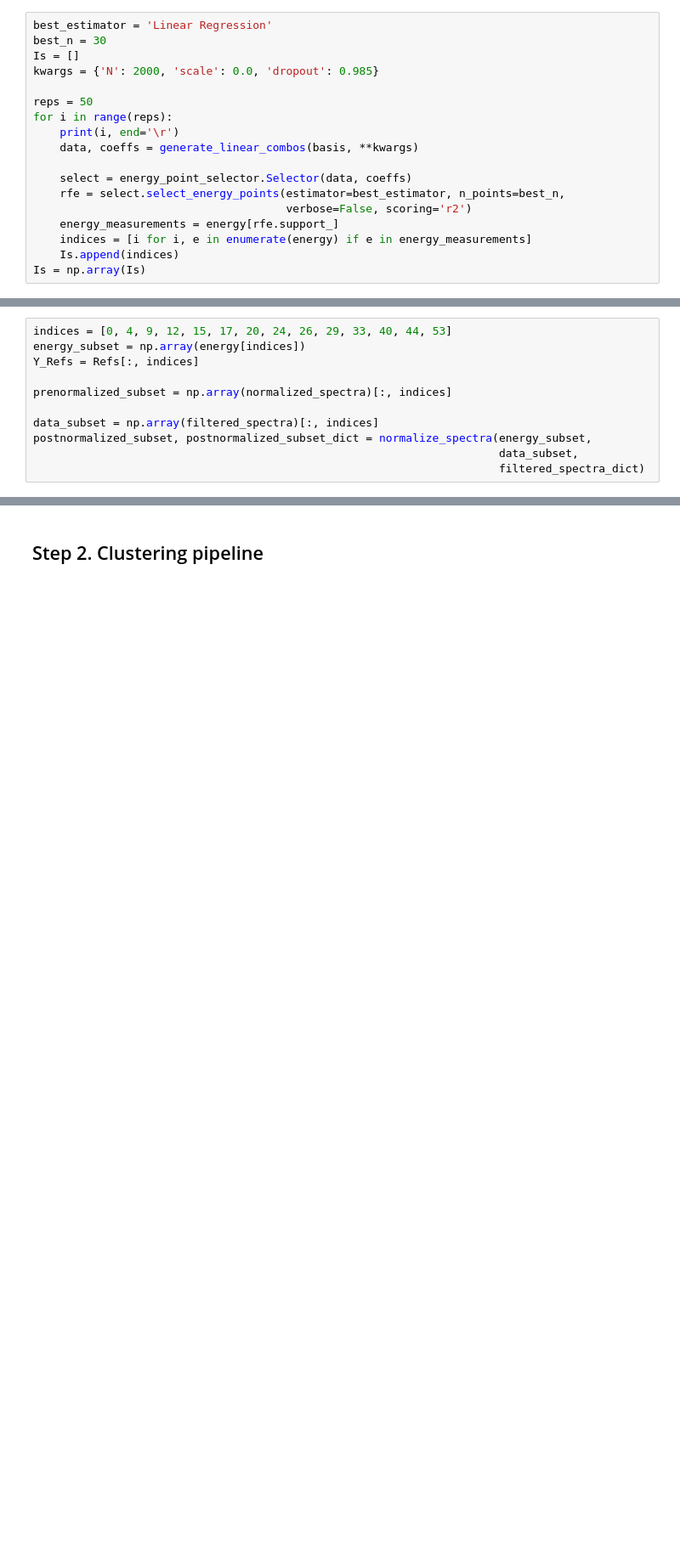
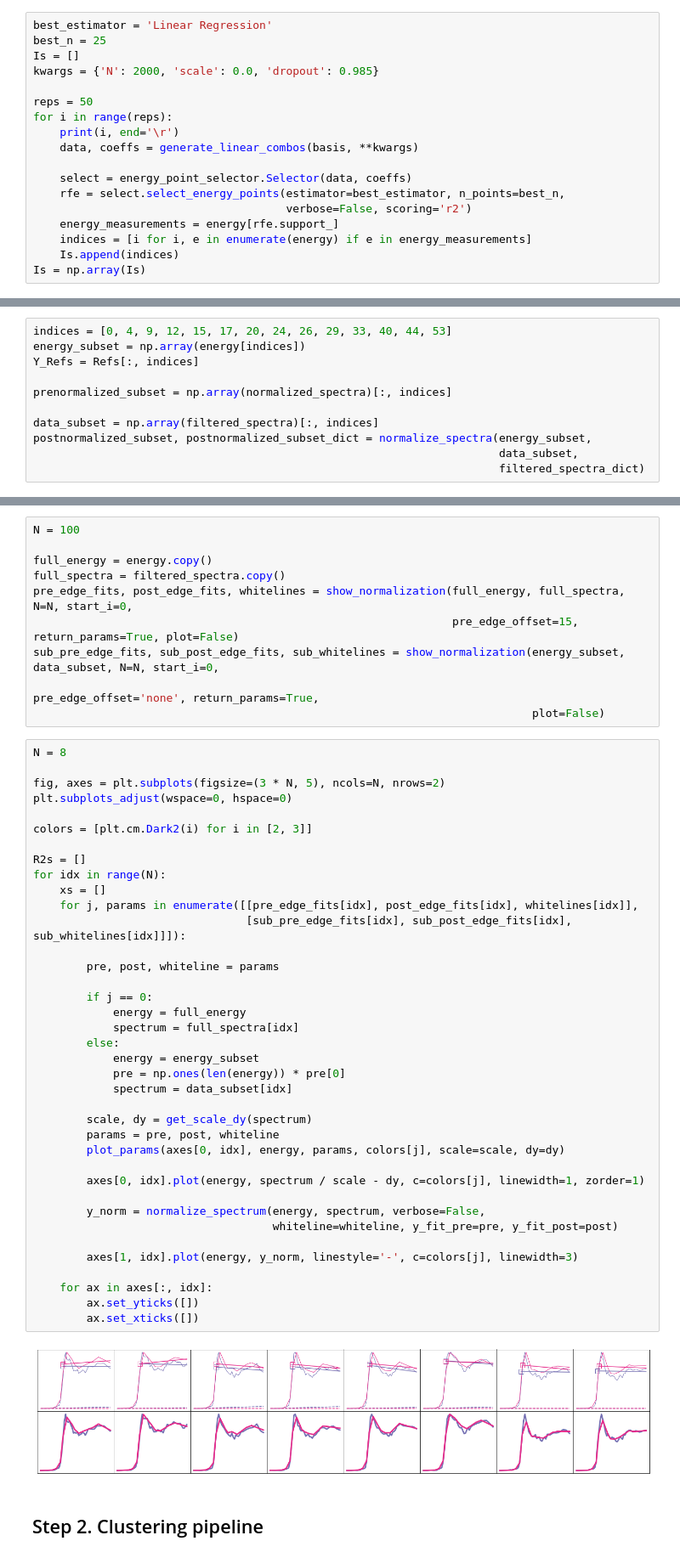
Before and after one commit to stetef/nano-XANES-microscopy-of-Fe, a Jupyter notebook: Analysis & Visualization.ipynb, the cells around one changed output, grey strips where cells are left out. Shown at 85% size. Saved outputs shown, nothing was run; the diff lists cells and outputs as text; blank space fills up the shorter version.

```diff
--- a/Analysis & Visualization.ipynb
+++ b/Analysis & Visualization.ipynb
@@ -758,7 +892,7 @@ print(basis.shape)
 (34, 54)
 # %%
 best_estimator = 'Linear Regression'
-best_n = 30
+best_n = 25
 Is = []
 kwargs = {'N': 2000, 'scale': 0.0, 'dropout': 0.985}
 
@@ -913,3 +1001,53 @@ if plot_recon == False:
+# %%
+N = 100
+
+full_energy = energy.copy()
+full_spectra = filtered_spectra.copy()
+pre_edge_fits, post_edge_fits, whitelines = show_normalization(full_energy, full_spectra, N=N, start_i=0,
+                                                               pre_edge_offset=15, return_params=True, plot=False)
+sub_pre_edge_fits, sub_post_edge_fits, sub_whitelines = show_normalization(energy_subset, data_subset, N=N, start_i=0,
+                                                                           pre_edge_offset='none', return_params=True,
+                                                                           plot=False)
+# %%
+N = 8
+
+fig, axes = plt.subplots(figsize=(3 * N, 5), ncols=N, nrows=2)
+plt.subplots_adjust(wspace=0, hspace=0)
+
+colors = [plt.cm.Dark2(i) for i in [2, 3]]
+
+R2s = []
+for idx in range(N):
+    xs = []
+    for j, params in enumerate([[pre_edge_fits[idx], post_edge_fits[idx], whitelines[idx]],
+                                [sub_pre_edge_fits[idx], sub_post_edge_fits[idx], sub_whitelines[idx]]]):
+
+        pre, post, whiteline = params
+
+        if j == 0:
+            energy = full_energy
+            spectrum = full_spectra[idx]
+        else:
+            energy = energy_subset
+            pre = np.ones(len(energy)) * pre[0]
+            spectrum = data_subset[idx]
+
+        scale, dy = get_scale_dy(spectrum)
+        params = pre, post, whiteline
+        plot_params(axes[0, idx], energy, params, colors[j], scale=scale, dy=dy)
+
+        axes[0, idx].plot(energy, spectrum / scale - dy, c=colors[j], linewidth=1, zorder=1)
+
+        y_norm = normalize_spectrum(energy, spectrum, verbose=False,
+                                    whiteline=whiteline, y_fit_pre=pre, y_fit_post=post)
+
+        axes[1, idx].plot(energy, y_norm, linestyle='-', c=colors[j], linewidth=3)
+
+    for ax in axes[:, idx]:
+        ax.set_yticks([])
+        ax.set_xticks([])
+# %% [output]
+[figure, added]
 # %% [markdown]
 ## Step 2. Clustering pipeline
 # %%
```
Also changed, not shown: parts of 13 cells of this notebook, 2 other files.
